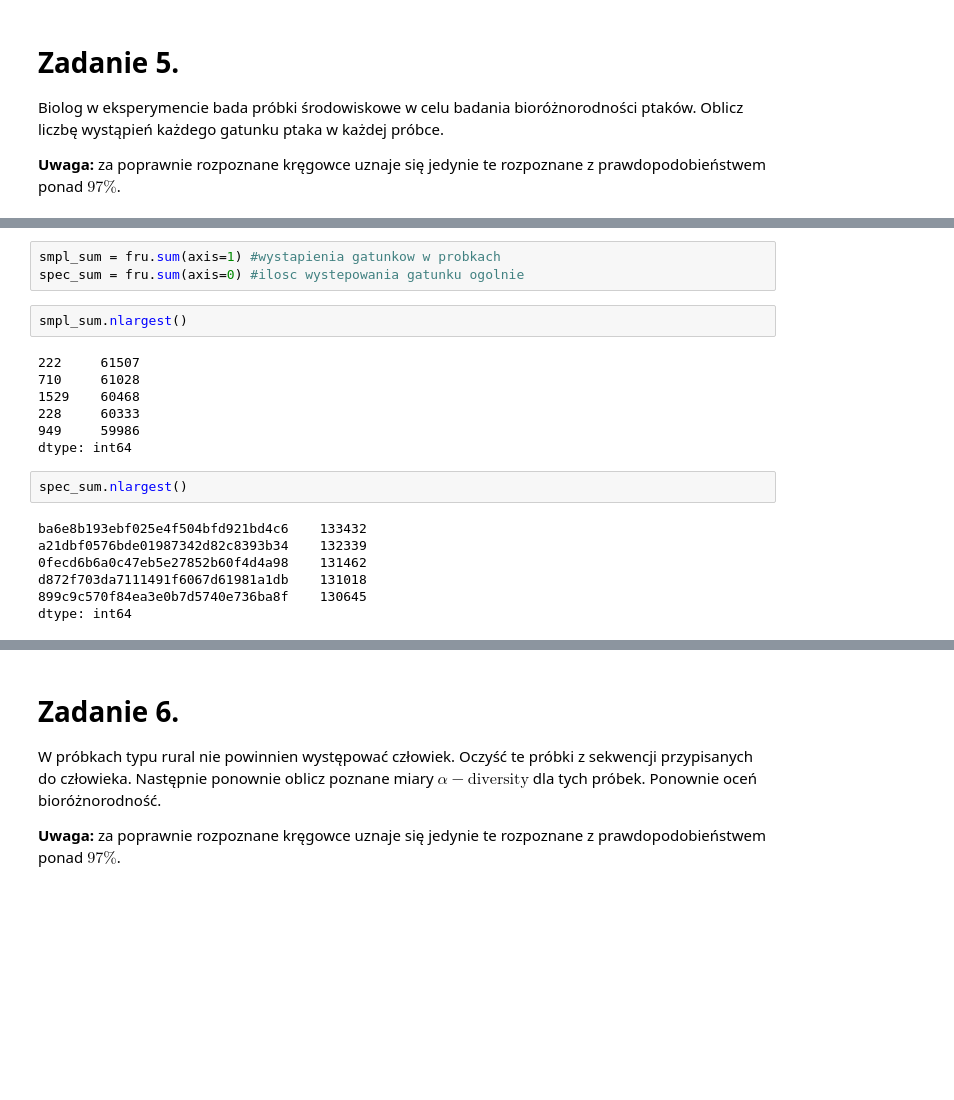
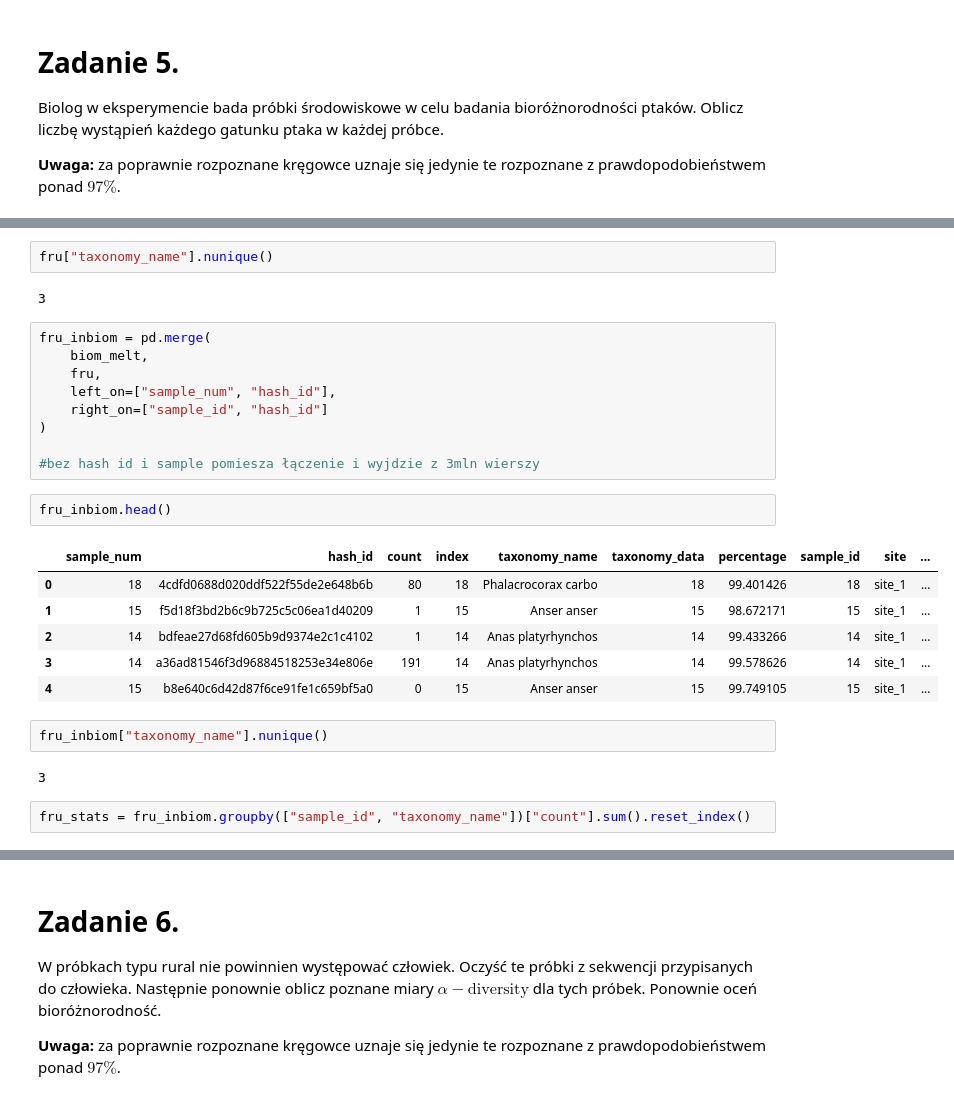
Before and after one commit to ligusoliwia/podstawy_programowania, a Jupyter notebook: SEM2/moduły_python/prace_domowe/pandas_2.ipynb, the cells around one changed output, grey strips where cells are left out. Drawn from its saved outputs; the diff is of its cells as text; blank space fills up the shorter version.

```diff
--- a/SEM2/moduły_python/prace_domowe/pandas_2.ipynb
+++ b/SEM2/moduły_python/prace_domowe/pandas_2.ipynb
@@ -580,21 +573,28 @@ fruinbiom.head()
-# %%
-smpl_sum = fru.sum(axis=1) #wystapienia gatunkow w probkach
-spec_sum = fru.sum(axis=0) #ilosc wystepowania gatunku ogolnie
-# %%
-smpl_sum.nlargest()
-# %% [output]
-222     61507
-710     61028
-1529    60468
-228     60333
-949     59986
-dtype: int64
-# %%
-spec_sum.nlargest()
-# %% [output]
-ba6e8b193ebf025e4f504bfd921bd4c6    133432
-a21dbf0576bde01987342d82c8393b34    132339
-0fecd6b6a0c47eb5e27852b60f4d4a98    131462
-d872f703da7111491f6067d61981a1db    131018
-899c9c570f84ea3e0b7d5740e736ba8f    130645
-dtype: int64
+# %%
+fru["taxonomy_name"].nunique()
+# %% [output]
+3
+# %%
+fru_inbiom = pd.merge(
+    biom_melt,
+    fru,
+    left_on=["sample_num", "hash_id"],
+    right_on=["sample_id", "hash_id"]
+)
+
+#bez hash id i sample pomiesza łączenie i wyjdzie z 3mln wierszy
+# %%
+fru_inbiom.head()
+# %% [output]
+|  | sample_num | hash_id | count | index | taxonomy_name | taxonomy_data | percentage | sample_id | site | ... |
+| 0 | 18 | 4cdfd0688d020ddf522f55de2e648b6b | 80 | 18 | Phalacrocorax carbo | 18 | 99.401426 | 18 | site_1 | ... |
+| 1 | 15 | f5d18f3bd2b6c9b725c5c06ea1d40209 | 1 | 15 | Anser anser | 15 | 98.672171 | 15 | site_1 | ... |
+| 2 | 14 | bdfeae27d68fd605b9d9374e2c1c4102 | 1 | 14 | Anas platyrhynchos | 14 | 99.433266 | 14 | site_1 | ... |
+| 3 | 14 | a36ad81546f3d96884518253e34e806e | 191 | 14 | Anas platyrhynchos | 14 | 99.578626 | 14 | site_1 | ... |
+| 4 | 15 | b8e640c6d42d87f6ce91fe1c659bf5a0 | 0 | 15 | Anser anser | 15 | 99.749105 | 15 | site_1 | ... |
+# %%
+fru_inbiom["taxonomy_name"].nunique()
+# %% [output]
+3
+# %%
+fru_stats = fru_inbiom.groupby(["sample_id", "taxonomy_name"])["count"].sum().reset_index()
```
Also changed, not shown: parts of 7 cells of this notebook.
